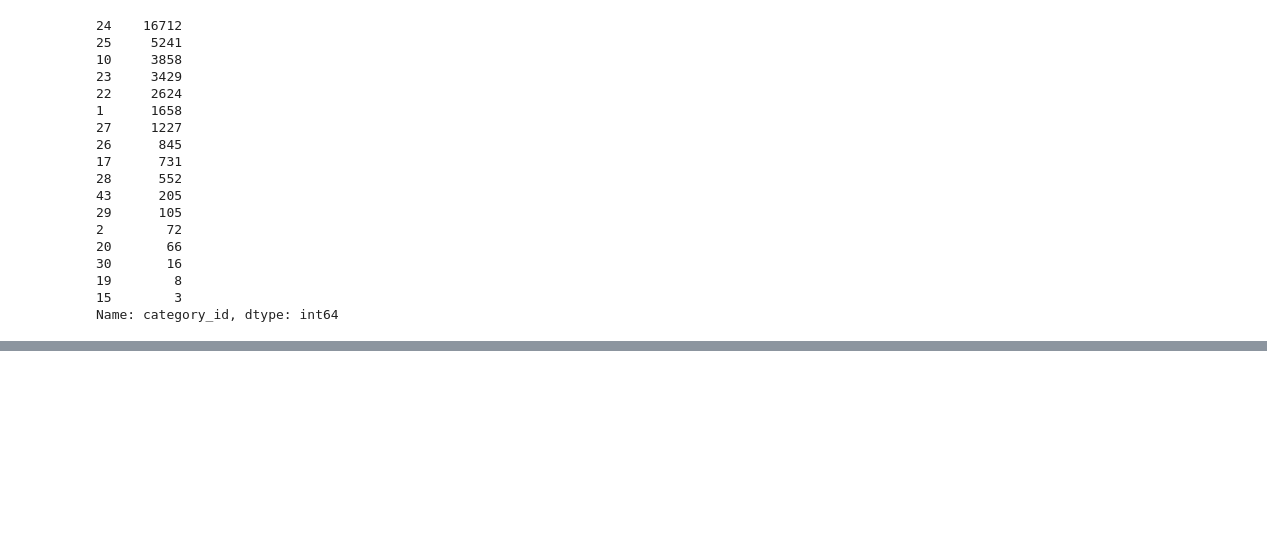
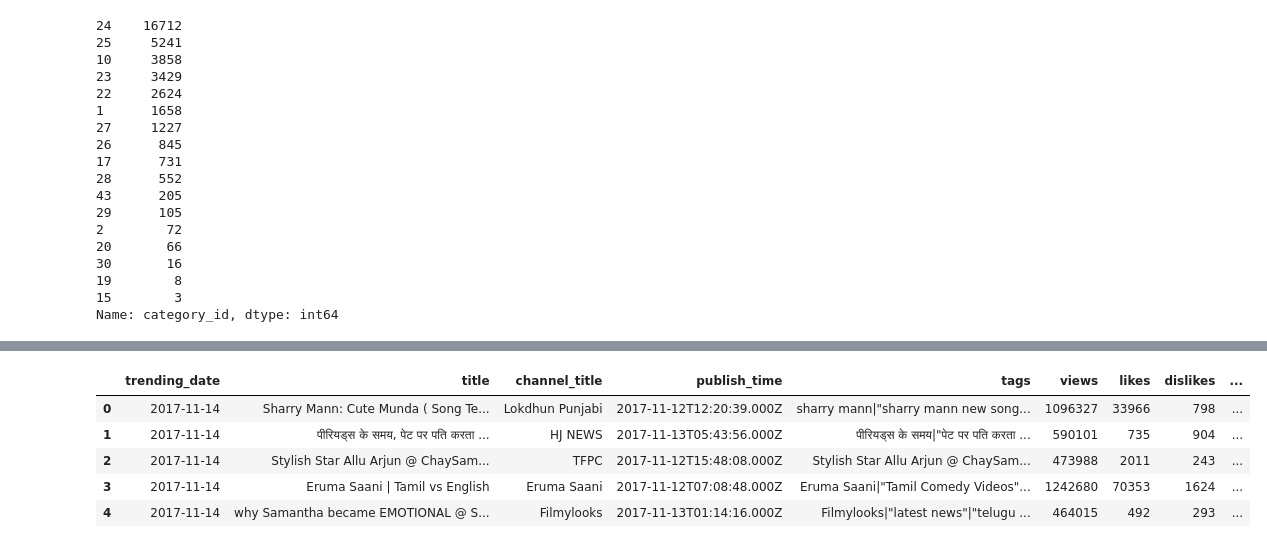
Before and after one commit to radioactive11/ML-Notebooks, a Jupyter notebook: Youtube India.ipynb, the cells around one changed output, grey strips where cells are left out. Cells and saved outputs as stored; diff of their text form; code cells hidden in the pictures; blank space fills up the shorter version.

```diff
--- a/Youtube India.ipynb
+++ b/Youtube India.ipynb
@@ -137,0 +141,10 @@ categories = {
+# %%
+df["trending_date"] = pd.to_datetime(df["trending_date"], format='%y.%d.%m')
+df.head()
+# %% [output]
+|  | trending_date | title | channel_title | publish_time | tags | views | likes | dislikes | ... |
+| 0 | 2017-11-14 | Sharry Mann: Cute Munda ( Song Te... | Lokdhun Punjabi | 2017-11-12T12:20:39.000Z | sharry mann|"sharry mann new song... | 1096327 | 33966 | 798 | ... |
+| 1 | 2017-11-14 | पीरियड्स के समय, पेट पर पति करता ... | HJ NEWS | 2017-11-13T05:43:56.000Z | पीरियड्स के समय|"पेट पर पति करता ... | 590101 | 735 | 904 | ... |
+| 2 | 2017-11-14 | Stylish Star Allu Arjun @ ChaySam... | TFPC | 2017-11-12T15:48:08.000Z | Stylish Star Allu Arjun @ ChaySam... | 473988 | 2011 | 243 | ... |
+| 3 | 2017-11-14 | Eruma Saani | Tamil vs English | Eruma Saani | 2017-11-12T07:08:48.000Z | Eruma Saani|"Tamil Comedy Videos"... | 1242680 | 70353 | 1624 | ... |
+| 4 | 2017-11-14 | why Samantha became EMOTIONAL @ S... | Filmylooks | 2017-11-13T01:14:16.000Z | Filmylooks|"latest news"|"telugu ... | 464015 | 492 | 293 | ... |
```
Also changed, not shown: parts of 3 cells of this notebook.
